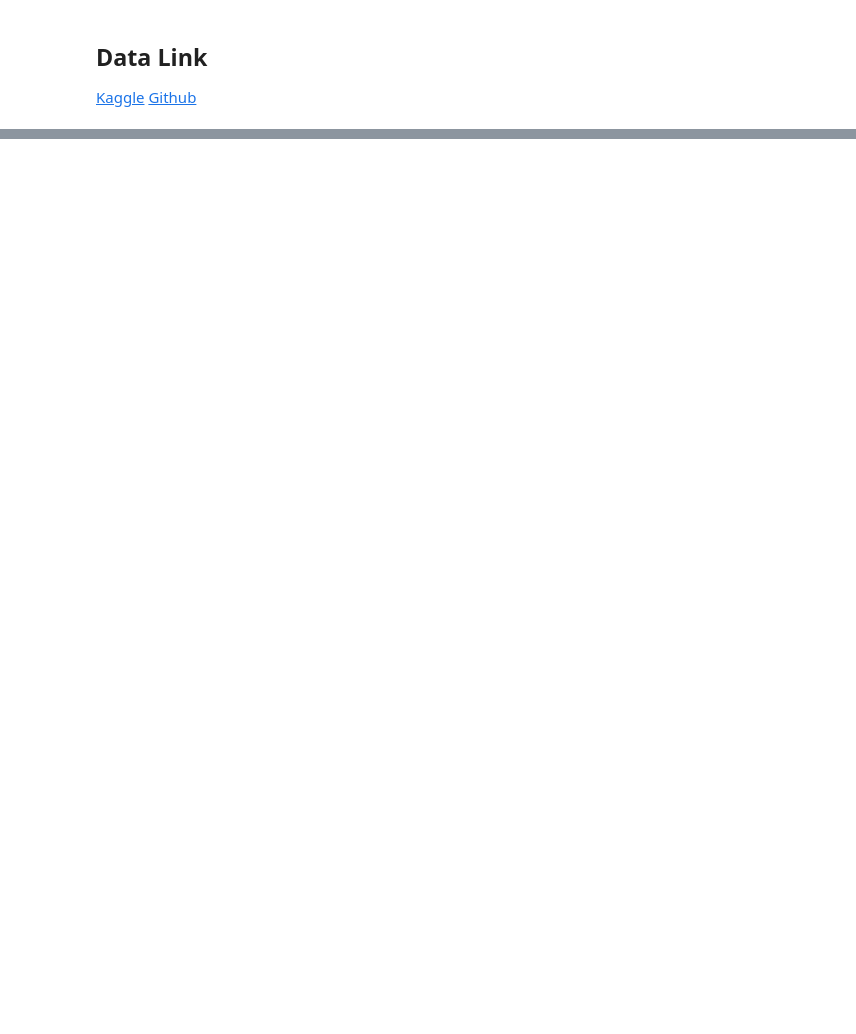
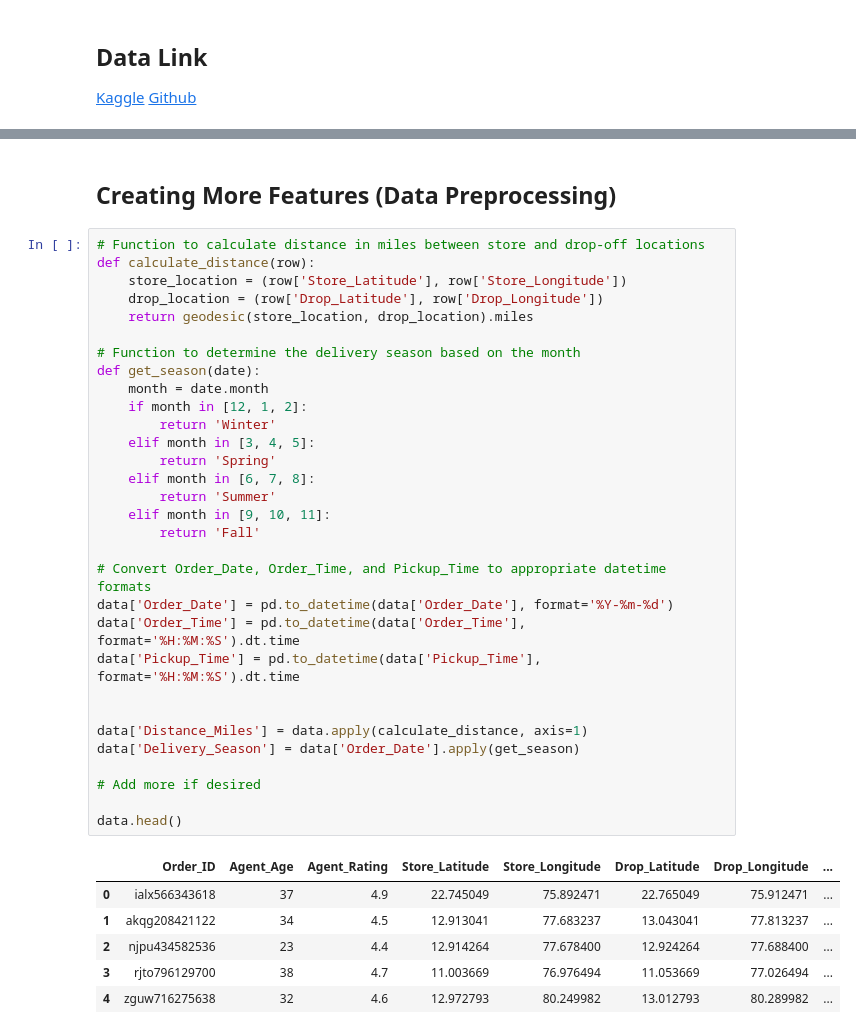
Before and after one commit to AlexPazCodesUCSD/CSE151AGroupProject, a Jupyter notebook: CSE151A_Group_Project_Amazon_Agent_Rating.ipynb, the cells around one changed output, grey strips where cells are left out. Drawn from its saved outputs; the diff is of its cells as text; blank space fills up the shorter version.

```diff
--- a/CSE151A_Group_Project_Amazon_Agent_Rating.ipynb
+++ b/CSE151A_Group_Project_Amazon_Agent_Rating.ipynb
@@ -59,0 +81,40 @@ data = pd.read_csv('amazon_delivery.csv')
+# %% [markdown]
+## Creating More Features \(Data Preprocessing\)
+# %%
+# Function to calculate distance in miles between store and drop-off locations
+def calculate_distance(row):
+    store_location = (row['Store_Latitude'], row['Store_Longitude'])
+    drop_location = (row['Drop_Latitude'], row['Drop_Longitude'])
+    return geodesic(store_location, drop_location).miles
+
+# Function to determine the delivery season based on the month
+def get_season(date):
+    month = date.month
+    if month in [12, 1, 2]:
+        return 'Winter'
+    elif month in [3, 4, 5]:
+        return 'Spring'
+    elif month in [6, 7, 8]:
+        return 'Summer'
+    elif month in [9, 10, 11]:
+        return 'Fall'
+
+# Convert Order_Date, Order_Time, and Pickup_Time to appropriate datetime formats
+data['Order_Date'] = pd.to_datetime(data['Order_Date'], format='%Y-%m-%d')
+data['Order_Time'] = pd.to_datetime(data['Order_Time'], format='%H:%M:%S').dt.time
+data['Pickup_Time'] = pd.to_datetime(data['Pickup_Time'], format='%H:%M:%S').dt.time
+
+
+data['Distance_Miles'] = data.apply(calculate_distance, axis=1)
+data['Delivery_Season'] = data['Order_Date'].apply(get_season)
+
+# Add more if desired
+
+data.head()
+# %% [output]
+|  | Order_ID | Agent_Age | Agent_Rating | Store_Latitude | Store_Longitude | Drop_Latitude | Drop_Longitude | ... |
+| 0 | ialx566343618 | 37 | 4.9 | 22.745049 | 75.892471 | 22.765049 | 75.912471 | ... |
+| 1 | akqg208421122 | 34 | 4.5 | 12.913041 | 77.683237 | 13.043041 | 77.813237 | ... |
+| 2 | njpu434582536 | 23 | 4.4 | 12.914264 | 77.678400 | 12.924264 | 77.688400 | ... |
+| 3 | rjto796129700 | 38 | 4.7 | 11.003669 | 76.976494 | 11.053669 | 77.026494 | ... |
+| 4 | zguw716275638 | 32 | 4.6 | 12.972793 | 80.249982 | 13.012793 | 80.289982 | ... |
```
Also changed, not shown: parts of 8 cells of this notebook.
